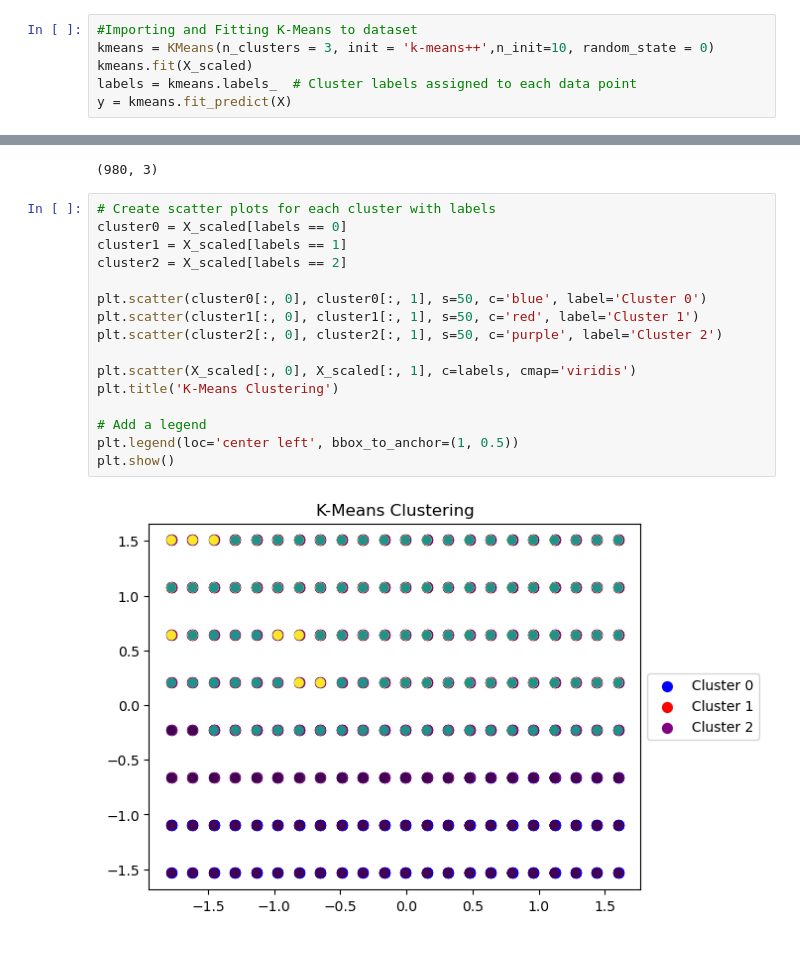
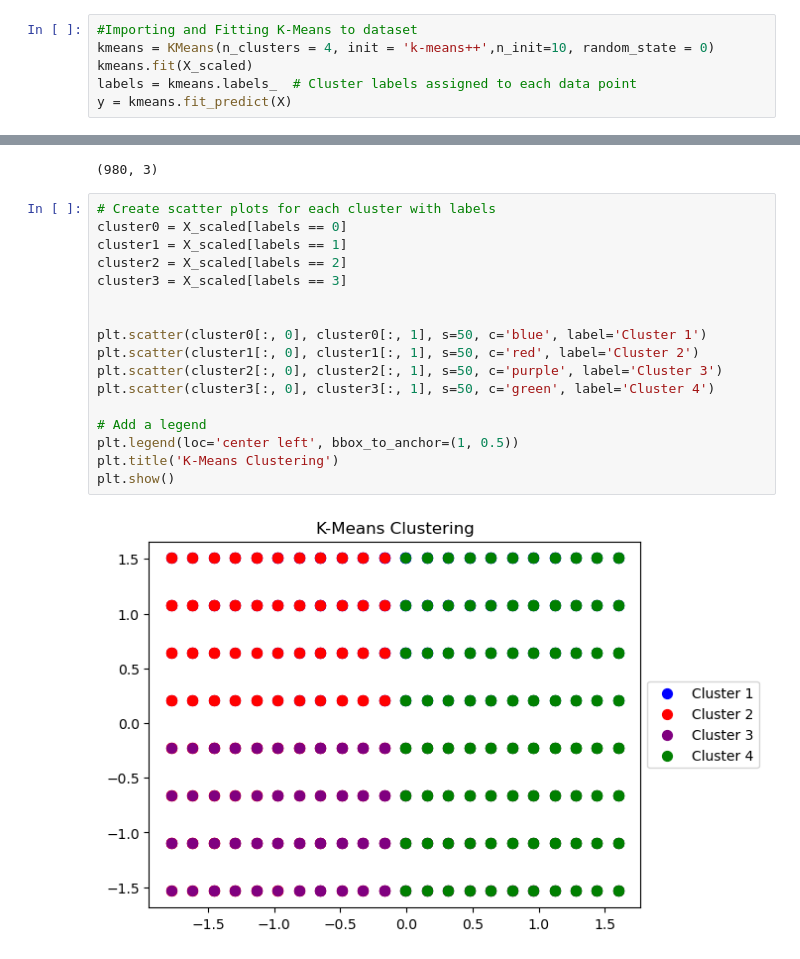
Before and after one commit to ElenaBez/DataAnalytics1, a Jupyter notebook: DA_CA1(11).ipynb, the cells around one changed output, grey strips where cells are left out. Cells and saved outputs as stored; diff of their text form.

```diff
--- a/DA_CA1(11).ipynb
+++ b/DA_CA1(11).ipynb
@@ -1091,7 +1229,7 @@ scaler = StandardScaler()
 X_scaled = scaler.fit_transform(X)
 # %%
 #Importing and Fitting K-Means to dataset
-kmeans = KMeans(n_clusters = 3, init = 'k-means++',n_init=10, random_state = 0)
+kmeans = KMeans(n_clusters = 4, init = 'k-means++',n_init=10, random_state = 0)
 kmeans.fit(X_scaled)
 labels = kmeans.labels_  # Cluster labels assigned to each data point
 y = kmeans.fit_predict(X)
@@ -1118,18 +1256,19 @@ print(X.shape)
 # %%
 # Create scatter plots for each cluster with labels
 cluster0 = X_scaled[labels == 0]
 cluster1 = X_scaled[labels == 1]
 cluster2 = X_scaled[labels == 2]
+cluster3 = X_scaled[labels == 3]
 
-plt.scatter(cluster0[:, 0], cluster0[:, 1], s=50, c='blue', label='Cluster 0')
-plt.scatter(cluster1[:, 0], cluster1[:, 1], s=50, c='red', label='Cluster 1')
-plt.scatter(cluster2[:, 0], cluster2[:, 1], s=50, c='purple', label='Cluster 2')
 
-plt.scatter(X_scaled[:, 0], X_scaled[:, 1], c=labels, cmap='viridis')
-plt.title('K-Means Clustering')
+plt.scatter(cluster0[:, 0], cluster0[:, 1], s=50, c='blue', label='Cluster 1')
+plt.scatter(cluster1[:, 0], cluster1[:, 1], s=50, c='red', label='Cluster 2')
+plt.scatter(cluster2[:, 0], cluster2[:, 1], s=50, c='purple', label='Cluster 3')
+plt.scatter(cluster3[:, 0], cluster3[:, 1], s=50, c='green', label='Cluster 4')
 
 # Add a legend
 plt.legend(loc='center left', bbox_to_anchor=(1, 0.5))
+plt.title('K-Means Clustering')
 plt.show()
 # %% [output]
-[figure, old version]
+[figure, new version]
```
Also changed, not shown: parts of 42 cells of this notebook.
